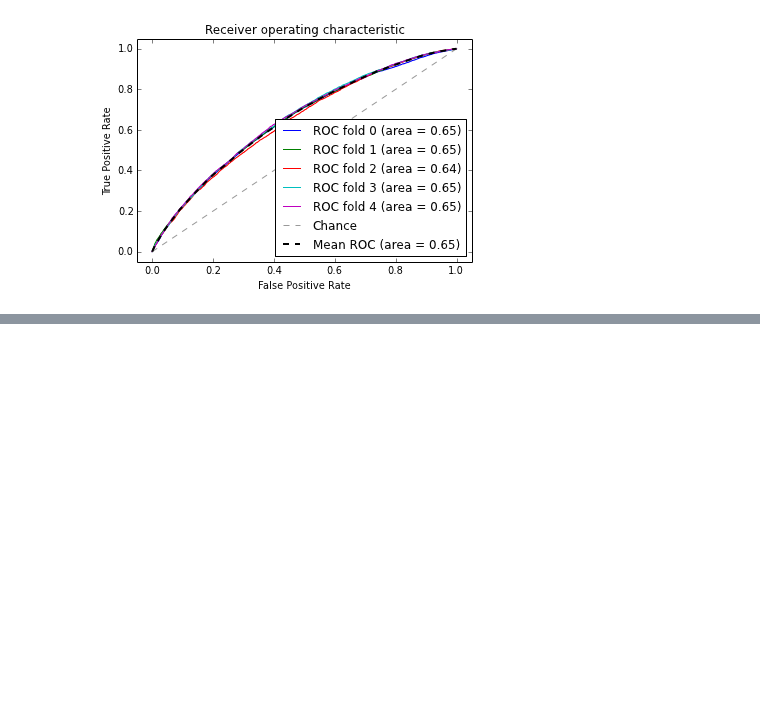
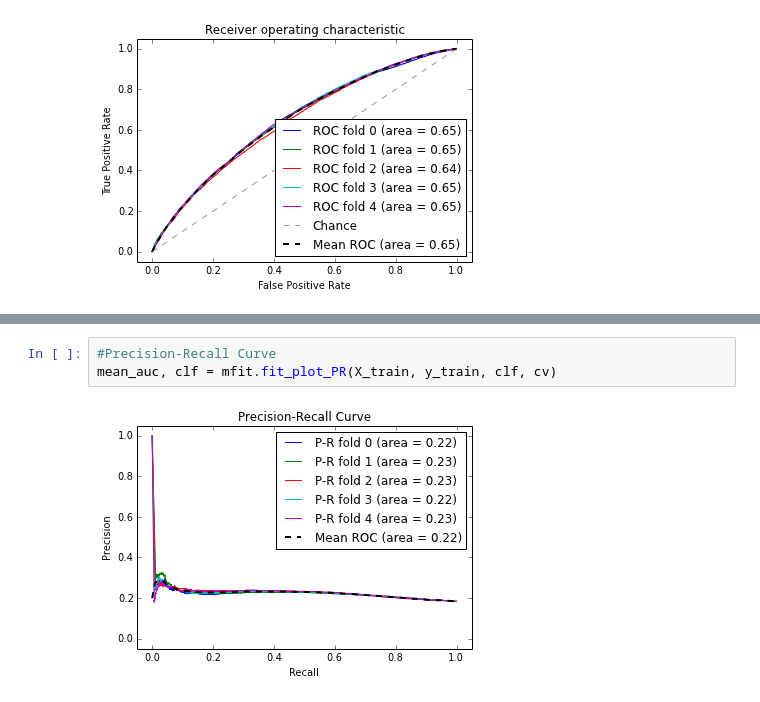
Before and after one commit to jsabrams/ds_workshop, a Jupyter notebook: capstone_project/lending_club_modeling.ipynb, the cells around one changed output, grey strips where cells are left out. Drawn from its saved outputs; the diff is of its cells as text; blank space fills up the shorter version.

```diff
--- a/capstone_project/lending_club_modeling.ipynb
+++ b/capstone_project/lending_club_modeling.ipynb
@@ -40 +44,6 @@ mean_auc, clf = mfit.fit_plot_ROC(X_train, y_train, clf, cv)
+# %%
+#Precision-Recall Curve
+mean_auc, clf = mfit.fit_plot_PR(X_train, y_train, clf, cv)
+# %% [output]
+[figure, added]
 # %%
```
Also changed, not shown: parts of 4 cells of this notebook, 1 other file.
